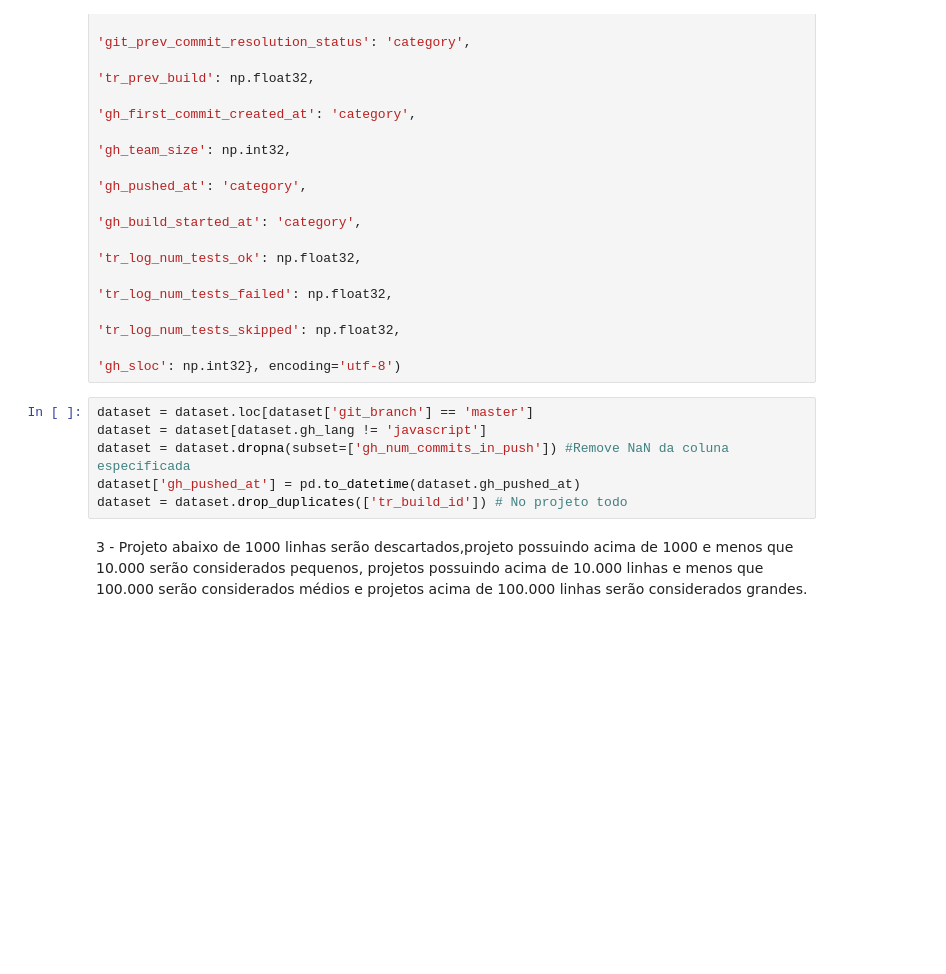
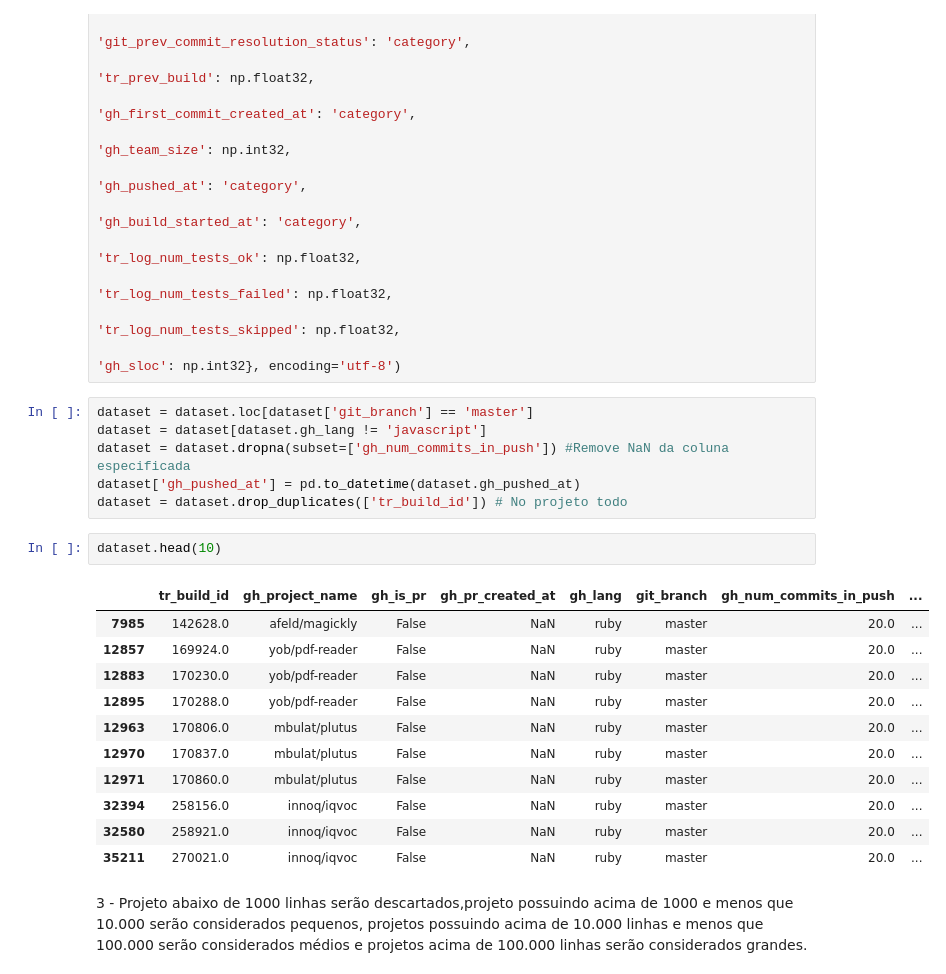
Before and after one commit to wagnernegrao/ci-analysis, a Jupyter notebook: src/project_size_week_frequency.ipynb, the cells around one changed output. Cells and saved outputs as stored; diff of their text form; blank space fills up the shorter version.

Commit message:
update de build vermelha

```diff
--- a/src/project_size_week_frequency.ipynb
+++ b/src/project_size_week_frequency.ipynb
@@ -49,6 +49,20 @@ dataset = dataset[dataset.gh_lang != 'javascript']
 dataset = dataset.dropna(subset=['gh_num_commits_in_push']) #Remove NaN da coluna especificada
 dataset['gh_pushed_at'] = pd.to_datetime(dataset.gh_pushed_at)
 dataset = dataset.drop_duplicates(['tr_build_id']) # No projeto todo
+# %%
+dataset.head(10)
+# %% [output]
+|  | tr_build_id | gh_project_name | gh_is_pr | gh_pr_created_at | gh_lang | git_branch | gh_num_commits_in_push | ... |
+| 7985 | 142628.0 | afeld/magickly | False | NaN | ruby | master | 20.0 | ... |
+| 12857 | 169924.0 | yob/pdf-reader | False | NaN | ruby | master | 20.0 | ... |
+| 12883 | 170230.0 | yob/pdf-reader | False | NaN | ruby | master | 20.0 | ... |
+| 12895 | 170288.0 | yob/pdf-reader | False | NaN | ruby | master | 20.0 | ... |
+| 12963 | 170806.0 | mbulat/plutus | False | NaN | ruby | master | 20.0 | ... |
+| 12970 | 170837.0 | mbulat/plutus | False | NaN | ruby | master | 20.0 | ... |
+| 12971 | 170860.0 | mbulat/plutus | False | NaN | ruby | master | 20.0 | ... |
+| 32394 | 258156.0 | innoq/iqvoc | False | NaN | ruby | master | 20.0 | ... |
+| 32580 | 258921.0 | innoq/iqvoc | False | NaN | ruby | master | 20.0 | ... |
+| 35211 | 270021.0 | innoq/iqvoc | False | NaN | ruby | master | 20.0 | ... |
 # %% [markdown]
 <font size = 4/>
 3 - Projeto abaixo de 1000 linhas serão descartados,projeto possuindo acima de 1000 e menos que 10.000 serão considerados pequenos, projetos possuindo acima de 10.000 linhas e menos que 100.000 serão considerados médios e projetos acima de 100.000 linhas serão considerados grandes.
```
Also changed, not shown: parts of 3 cells of this notebook.
